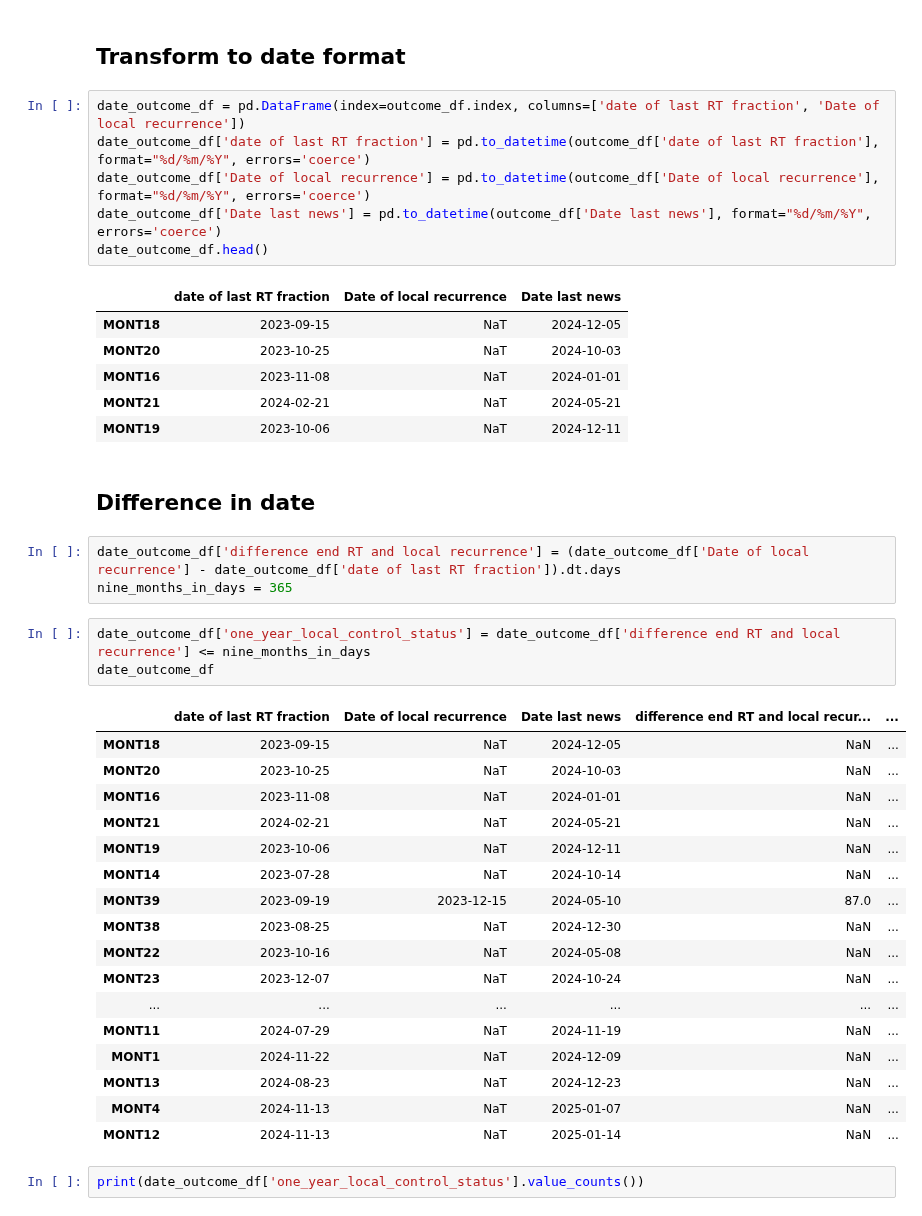
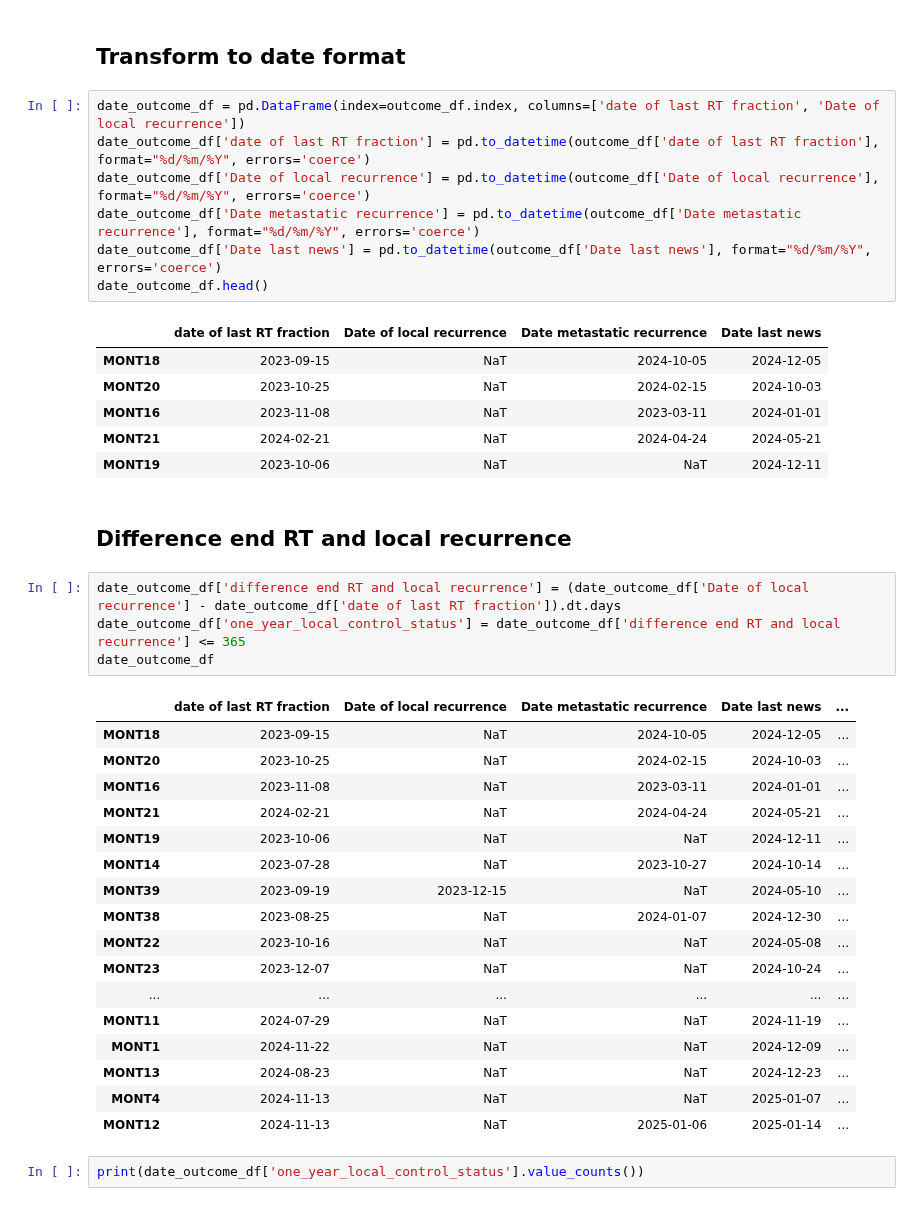
Before and after one commit to ftach/delta-rad, a Jupyter notebook: madrid_study/4_outcomes_table.ipynb, the cells around one changed output. Cells and saved outputs as stored; diff of their text form.

```diff
--- a/madrid_study/4_outcomes_table.ipynb
+++ b/madrid_study/4_outcomes_table.ipynb
@@ -23,41 +23,40 @@ outcome_df.head()
 date_outcome_df = pd.DataFrame(index=outcome_df.index, columns=['date of last RT fraction', 'Date of local recurrence'])
 date_outcome_df['date of last RT fraction'] = pd.to_datetime(outcome_df['date of last RT fraction'], format="%d/%m/%Y", errors='coerce')
 date_outcome_df['Date of local recurrence'] = pd.to_datetime(outcome_df['Date of local recurrence'], format="%d/%m/%Y", errors='coerce')
+date_outcome_df['Date metastatic recurrence'] = pd.to_datetime(outcome_df['Date metastatic recurrence'], format="%d/%m/%Y", errors='coerce')
 date_outcome_df['Date last news'] = pd.to_datetime(outcome_df['Date last news'], format="%d/%m/%Y", errors='coerce')
 date_outcome_df.head()
 # %% [output]
-|  | date of last RT fraction | Date of local recurrence | Date last news |
-| MONT18 | 2023-09-15 | NaT | 2024-12-05 |
-| MONT20 | 2023-10-25 | NaT | 2024-10-03 |
-| MONT16 | 2023-11-08 | NaT | 2024-01-01 |
-| MONT21 | 2024-02-21 | NaT | 2024-05-21 |
-| MONT19 | 2023-10-06 | NaT | 2024-12-11 |
+|  | date of last RT fraction | Date of local recurrence | Date metastatic recurrence | Date last news |
+| MONT18 | 2023-09-15 | NaT | 2024-10-05 | 2024-12-05 |
+| MONT20 | 2023-10-25 | NaT | 2024-02-15 | 2024-10-03 |
+| MONT16 | 2023-11-08 | NaT | 2023-03-11 | 2024-01-01 |
+| MONT21 | 2024-02-21 | NaT | 2024-04-24 | 2024-05-21 |
+| MONT19 | 2023-10-06 | NaT | NaT | 2024-12-11 |
 # %% [markdown]
-## Difference in date
+## Difference end RT and local recurrence
-# %%
-date_outcome_df['difference end RT and local recurrence'] = (date_outcome_df['Date of local recurrence'] - date_outcome_df['date of last RT fraction']).dt.days
-nine_months_in_days = 365
 # %%
-date_outcome_df['one_year_local_control_status'] = date_outcome_df['difference end RT and local recurrence'] <= nine_months_in_days
+date_outcome_df['difference end RT and local recurrence'] = (date_outcome_df['Date of local recurrence'] - date_outcome_df['date of last RT fraction']).dt.days
+date_outcome_df['one_year_local_control_status'] = date_outcome_df['difference end RT and local recurrence'] <= 365
 date_outcome_df
 # %% [output]
-|  | date of last RT fraction | Date of local recurrence | Date last news | difference end RT and local recur... | ... |
-| MONT18 | 2023-09-15 | NaT | 2024-12-05 | NaN | ... |
-| MONT20 | 2023-10-25 | NaT | 2024-10-03 | NaN | ... |
-| MONT16 | 2023-11-08 | NaT | 2024-01-01 | NaN | ... |
-| MONT21 | 2024-02-21 | NaT | 2024-05-21 | NaN | ... |
-| MONT19 | 2023-10-06 | NaT | 2024-12-11 | NaN | ... |
-| MONT14 | 2023-07-28 | NaT | 2024-10-14 | NaN | ... |
-| MONT39 | 2023-09-19 | 2023-12-15 | 2024-05-10 | 87.0 | ... |
-| MONT38 | 2023-08-25 | NaT | 2024-12-30 | NaN | ... |
-| MONT22 | 2023-10-16 | NaT | 2024-05-08 | NaN | ... |
-| MONT23 | 2023-12-07 | NaT | 2024-10-24 | NaN | ... |
+|  | date of last RT fraction | Date of local recurrence | Date metastatic recurrence | Date last news | ... |
+| MONT18 | 2023-09-15 | NaT | 2024-10-05 | 2024-12-05 | ... |
+| MONT20 | 2023-10-25 | NaT | 2024-02-15 | 2024-10-03 | ... |
+| MONT16 | 2023-11-08 | NaT | 2023-03-11 | 2024-01-01 | ... |
+| MONT21 | 2024-02-21 | NaT | 2024-04-24 | 2024-05-21 | ... |
+| MONT19 | 2023-10-06 | NaT | NaT | 2024-12-11 | ... |
+| MONT14 | 2023-07-28 | NaT | 2023-10-27 | 2024-10-14 | ... |
+| MONT39 | 2023-09-19 | 2023-12-15 | NaT | 2024-05-10 | ... |
+| MONT38 | 2023-08-25 | NaT | 2024-01-07 | 2024-12-30 | ... |
+| MONT22 | 2023-10-16 | NaT | NaT | 2024-05-08 | ... |
+| MONT23 | 2023-12-07 | NaT | NaT | 2024-10-24 | ... |
 | ... | ... | ... | ... | ... | ... |
-| MONT11 | 2024-07-29 | NaT | 2024-11-19 | NaN | ... |
-| MONT1 | 2024-11-22 | NaT | 2024-12-09 | NaN | ... |
-| MONT13 | 2024-08-23 | NaT | 2024-12-23 | NaN | ... |
-| MONT4 | 2024-11-13 | NaT | 2025-01-07 | NaN | ... |
-| MONT12 | 2024-11-13 | NaT | 2025-01-14 | NaN | ... |
+| MONT11 | 2024-07-29 | NaT | NaT | 2024-11-19 | ... |
+| MONT1 | 2024-11-22 | NaT | NaT | 2024-12-09 | ... |
+| MONT13 | 2024-08-23 | NaT | NaT | 2024-12-23 | ... |
+| MONT4 | 2024-11-13 | NaT | NaT | 2025-01-07 | ... |
+| MONT12 | 2024-11-13 | NaT | 2025-01-06 | 2025-01-14 | ... |
 # %%
 print(date_outcome_df['one_year_local_control_status'].value_counts())
 # %% [output]
```
Also changed, not shown: parts of 6 cells of this notebook, 13 other files.
